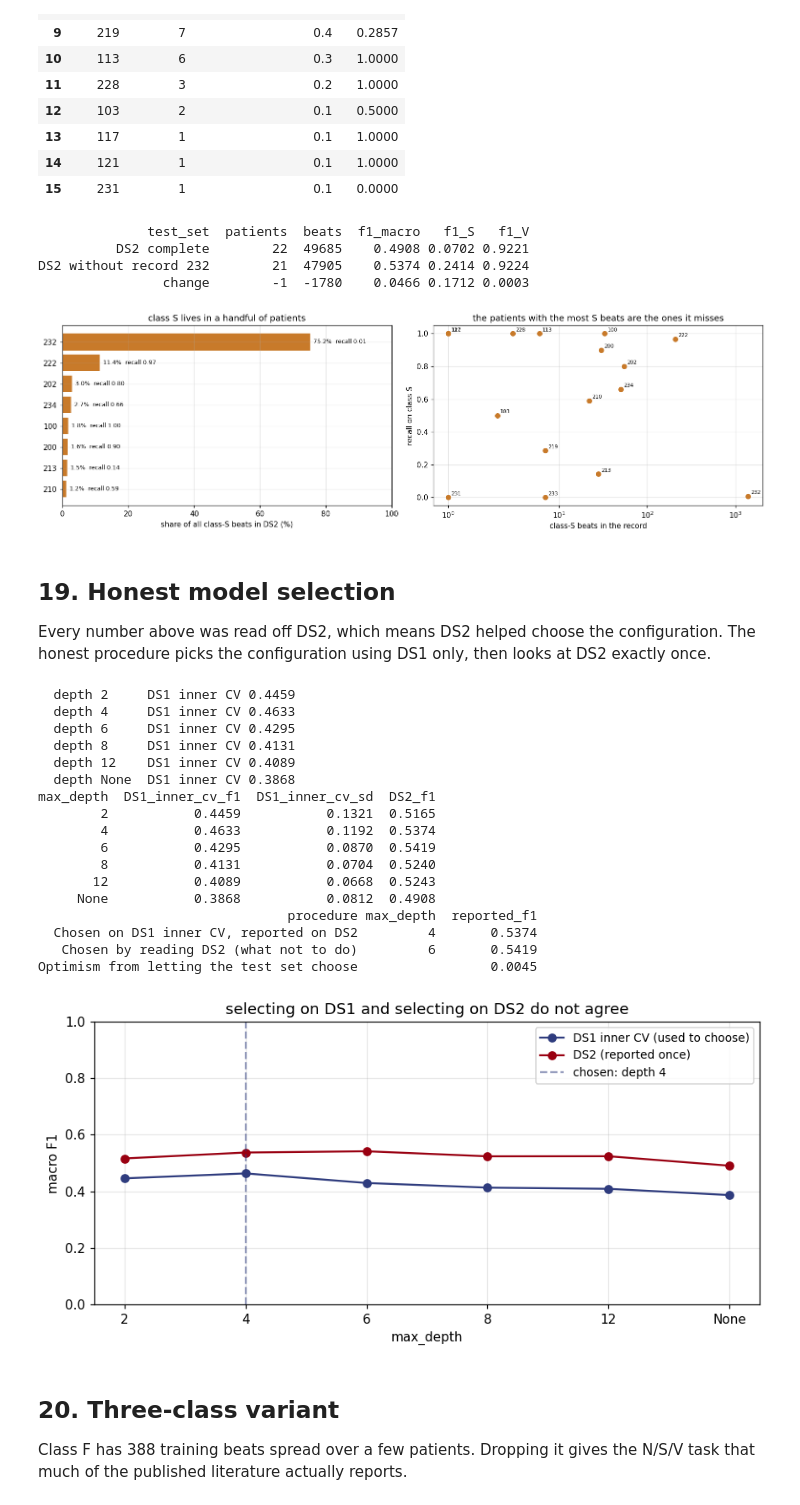
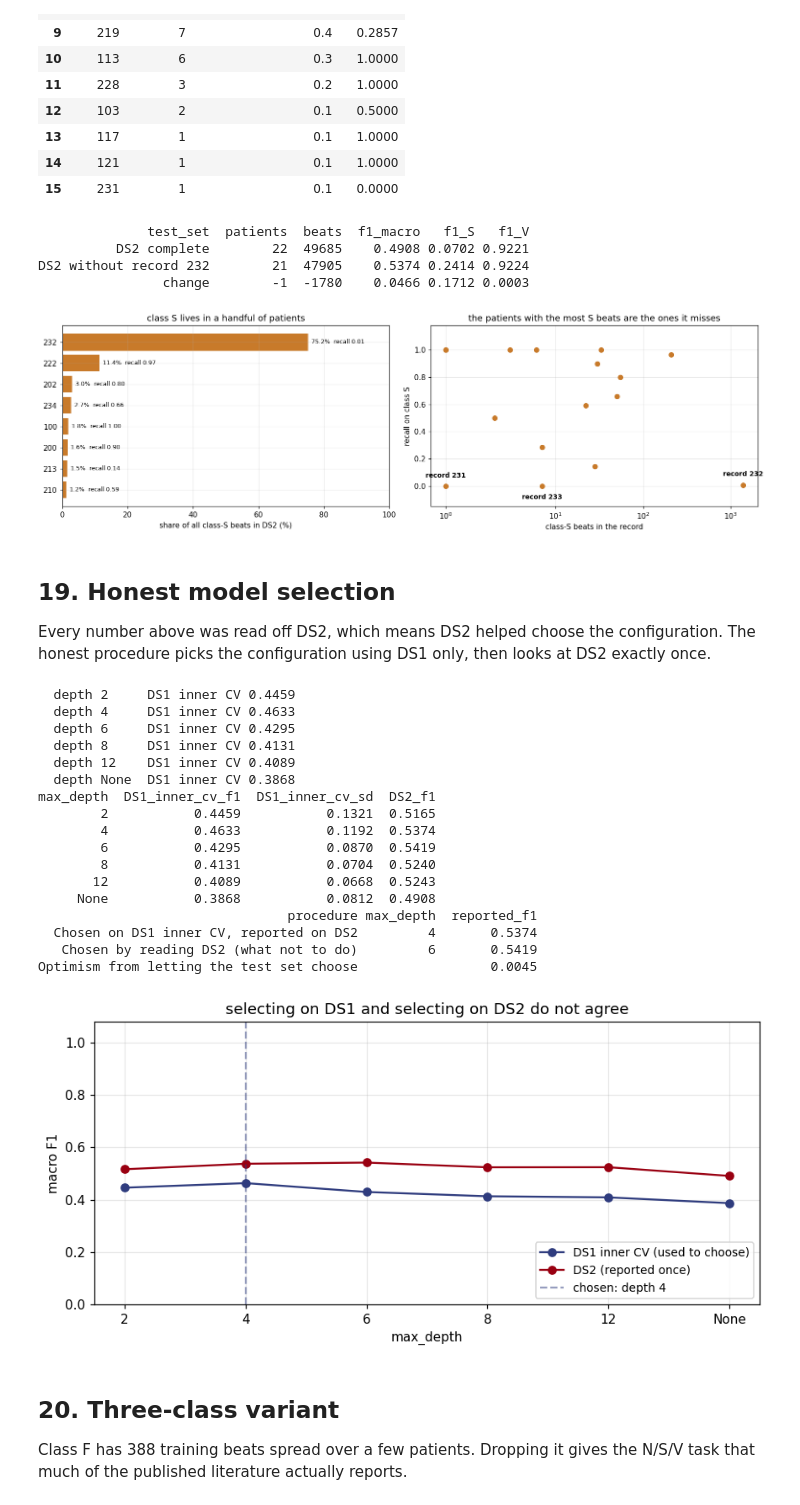
Before and after one commit to meypanhawath/ECG-arrhythmia-classification, a Jupyter notebook: notebook/ECG_arrhythmia_classification.ipynb, the cells around one changed output. Cells and saved outputs as stored; diff of their text form; code cells hidden in the pictures.

```diff
--- a/notebook/ECG_arrhythmia_classification.ipynb
+++ b/notebook/ECG_arrhythmia_classification.ipynb
@@ -710,8 +747,8 @@ INTER-PATIENT SPLIT - DS1 trains, DS2 tests, no patient shared   train=25000  te
 grid_rows = []
 for (split, name), df in GRID_LOG.items():
     pcols = [c for c in df.columns if c.startswith("param_")]
-    for _, r in df.iterrows():
-        row = {"split": split, "model": name,
+    for point, (_, r) in enumerate(df.iterrows()):
+        row = {"split": split, "model": name, "point": point,
                "params": ", ".join(f"{c.replace('param_clf__','')}={r[c]}" for c in pcols),
                "cv_train_f1": round(r["mean_train_score"], 4),
                "cv_test_f1":  round(r["mean_test_score"], 4),
@@ -1314,7 +1457,8 @@ ax[0].plot(xs, vc["train_f1"], "o-", color="#C87A2A", label="train")
 ax[0].plot(xs, vc["test_f1"], "o-", color="#990011", label="test (DS2)")
 ax[0].fill_between(xs, vc["test_f1"], vc["train_f1"], color="#C87A2A", alpha=0.12)
 for i, g in enumerate(vc["gap"]):
-    ax[0].text(i, vc["train_f1"].iloc[i]+0.02, f"{g:.2f}", ha="center", fontsize=8, color="#888780")
+    ax[0].text(i, max(vc["test_f1"].iloc[i] - 0.08, 0.02), f"gap {g:.2f}",
+               ha="center", fontsize=8, color="#888780")
 ax[0].set_xticks(list(xs)); ax[0].set_xticklabels(vc["max_depth"])
 ax[0].set_xlabel("max_depth"); ax[0].set_ylabel("macro F1")
 ax[0].set_title("depth drives the overfitting gap"); ax[0].legend(fontsize=9); ax[0].set_ylim(0, 1.05)
@@ -1324,5 +1468,5 @@ ax[1].plot(tc["n_estimators"], tc["test_f1"], "o-", color="#990011", label="test
 ax[1].set_xlabel("n_estimators"); ax[1].set_ylabel("macro F1")
 ax[1].set_title("tree count does not"); ax[1].legend(fontsize=9); ax[1].set_ylim(0, 1.05)
 plt.tight_layout()
-save_fig(fig, "15_validation_curves")
+save_fig(fig, "18_validation_curves")
 # %% [output]
@@ -1348,7 +1492,7 @@ sd = {"fold": "std"}
 for c in cv.columns[1:]:
     sd[c] = round(cv[c].std(), 4)
 cv = pd.concat([cv, pd.DataFrame([summ, sd])], ignore_index=True)
-save_table(cv, "27_cross_validation")
+save_table(cv, "28_cross_validation")
 
 fig, ax = plt.subplots(1, 2, figsize=(13, 4))
 folds = cv[cv.fold.apply(lambda x: isinstance(x, int))]
@@ -1359,15 +1503,17 @@ ax[0].fill_between([0.4, 5.6], m-s, m+s, color="#990011", alpha=0.12, label=f"+/
 for i, v in zip(folds["fold"], folds["f1_macro"]):
     ax[0].text(i, v+0.01, f"{v:.3f}", ha="center", fontsize=9)
 ax[0].set_xlabel("fold"); ax[0].set_ylabel("macro F1"); ax[0].set_xlim(0.4, 5.6)
+ax[0].set_ylim(0, max(folds["f1_macro"].max(), m + s)*1.18)
 ax[0].set_title("5-fold grouped by patient"); ax[0].legend(fontsize=9)
 
 for i, c in enumerate(CLASSES):
     ax[1].bar(folds["fold"] + (i-1.5)*0.2, folds["f1_" + c], width=0.2,
               color=CLASS_COL[c], label=c)
 ax[1].set_xlabel("fold"); ax[1].set_ylabel("F1")
-ax[1].set_title("per-class F1 varies wildly between folds"); ax[1].legend(fontsize=9)
+ax[1].set_title("per-class F1 by fold"); ax[1].set_ylim(0, 1.15)
+ax[1].legend(fontsize=9, ncol=4, loc="upper center")
 plt.tight_layout()
-save_fig(fig, "16_cross_validation")
+save_fig(fig, "19_cross_validation")
 # %% [output]
   fold 1: macro F1 0.4494
   fold 2: macro F1 0.4308
@@ -1465,7 +1611,7 @@ excl = pd.DataFrame([
      "f1_S": round(r_without["f1_S"]-r_with["f1_S"], 4),
      "f1_V": round(r_without["f1_V"]-r_with["f1_V"], 4)},
 ])
-save_table(excl, "30_single_patient_effect")
+save_table(excl, "31_single_patient_effect")
 
 fig, ax = plt.subplots(1, 2, figsize=(14, 4.4))
 sh = s_holders.head(8).iloc[::-1]
@@ -1477,22 +1623,24 @@ ax[0].set_xlabel("share of all class-S beats in DS2 (%)")
 ax[0].set_title("class S lives in a handful of patients")
 ax[0].set_xlim(0, 100)
 
-rec_ok = rec.dropna(subset=["recall_S"])
+rec_ok = rec.dropna(subset=["recall_S"]).sort_values("n_S", ascending=False)
 ax[1].scatter(rec_ok["n_S"], rec_ok["recall_S"], s=40, color=CLASS_COL["S"], zorder=3)
-for r in rec_ok.itertuples():
-    ax[1].annotate(r.record, (r.n_S, r.recall_S), fontsize=7,
-                   textcoords="offset points", xytext=(4, 3))
+mark = pd.concat([rec_ok.head(1), rec_ok.nsmallest(2, "recall_S")]).drop_duplicates("record")
+for i, r in enumerate(mark.itertuples()):
+    ax[1].annotate("record " + str(r.record), (r.n_S, r.recall_S), fontsize=9, ha="center",
+                   fontweight="bold", textcoords="offset points",
+                   xytext=(0, 12 if i % 2 == 0 else -18))
 ax[1].set_xscale("symlog"); ax[1].set_xlabel("class-S beats in the record")
-ax[1].set_ylabel("recall on class S"); ax[1].set_ylim(-0.05, 1.05)
+ax[1].set_ylabel("recall on class S"); ax[1].set_ylim(-0.15, 1.18)
 ax[1].set_title("the patients with the most S beats are the ones it misses")
 plt.tight_layout()
-save_fig(fig, "17_per_record_analysis")
+save_fig(fig, "20_per_record_analysis")
 # %% [output]
               test_set  patients  beats  f1_macro   f1_S   f1_V
           DS2 complete        22  49685    0.4908 0.0702 0.9221
 DS2 without record 232        21  47905    0.5374 0.2414 0.9224
                 change        -1  -1780    0.0466 0.1712 0.0003
-[figure, old version]
+[figure, new version]
 # %% [markdown]
 ## 19. Honest model selection
 
@@ -1515,7 +1663,7 @@ hsel = hsel.merge(vc[["max_depth","test_f1"]].rename(columns={"test_f1":"DS2_f1"
                   on="max_depth", how="left")
 chosen  = hsel.loc[hsel["DS1_inner_cv_f1"].idxmax()]
 peeking = hsel.loc[hsel["DS2_f1"].idxmax()]
-save_table(hsel, "31_honest_selection")
+save_table(hsel, "32_honest_selection")
 
 bias = pd.DataFrame([
     {"procedure": "Chosen on DS1 inner CV, reported on DS2",
@@ -1525,39 +1673,39 @@ bias = pd.DataFrame([
     {"procedure": "Optimism from letting the test set choose",
      "max_depth": "", "reported_f1": round(peeking["DS2_f1"] - chosen["DS2_f1"], 4)},
 ])
-save_table(bias, "32_selection_bias")
+save_table(bias, "33_selection_bias")
 
 fig, ax = plt.subplots(figsize=(8, 4))
 xs = range(len(hsel))
 ax.plot(xs, hsel["DS1_inner_cv_f1"], "o-", color="#2F3C7E", label="DS1 inner CV (used to choose)")
 ax.plot(xs, hsel["DS2_f1"], "o-", color="#990011", label="DS2 (reported once)")
 ax.axvline(list(hsel["max_depth"]).index(chosen["max_depth"]), color="#2F3C7E",
            ls="--", alpha=0.5, label=f"chosen: depth {chosen['max_depth']}")
 ax.set_xticks(list(xs)); ax.set_xticklabels(hsel["max_depth"])
 ax.set_xlabel("max_depth"); ax.set_ylabel("macro F1")
 ax.set_title("selecting on DS1 and selecting on DS2 do not agree")
-ax.legend(fontsize=9); ax.set_ylim(0, 1.0)
+ax.legend(fontsize=9, loc="lower right"); ax.set_ylim(0, 1.08)
 plt.tight_layout()
-save_fig(fig, "18_honest_selection")
+save_fig(fig, "21_honest_selection")
 # %% [output]
   depth 2     DS1 inner CV 0.4459
   depth 4     DS1 inner CV 0.4633
   depth 6     DS1 inner CV 0.4295
   depth 8     DS1 inner CV 0.4131
   depth 12    DS1 inner CV 0.4089
   depth None  DS1 inner CV 0.3868
 max_depth  DS1_inner_cv_f1  DS1_inner_cv_sd  DS2_f1
         2           0.4459           0.1321  0.5165
         4           0.4633           0.1192  0.5374
         6           0.4295           0.0870  0.5419
         8           0.4131           0.0704  0.5240
        12           0.4089           0.0668  0.5243
      None           0.3868           0.0812  0.4908
                                 procedure max_depth  reported_f1
   Chosen on DS1 inner CV, reported on DS2         4       0.5374
    Chosen by reading DS2 (what not to do)         6       0.5419
 Optimism from letting the test set choose                 0.0045
-[figure, old version]
+[figure, new version]
 # %% [markdown]
 ## 20. Three-class variant
 
```
Also changed, not shown: parts of 36 cells of this notebook, 47 other files.
